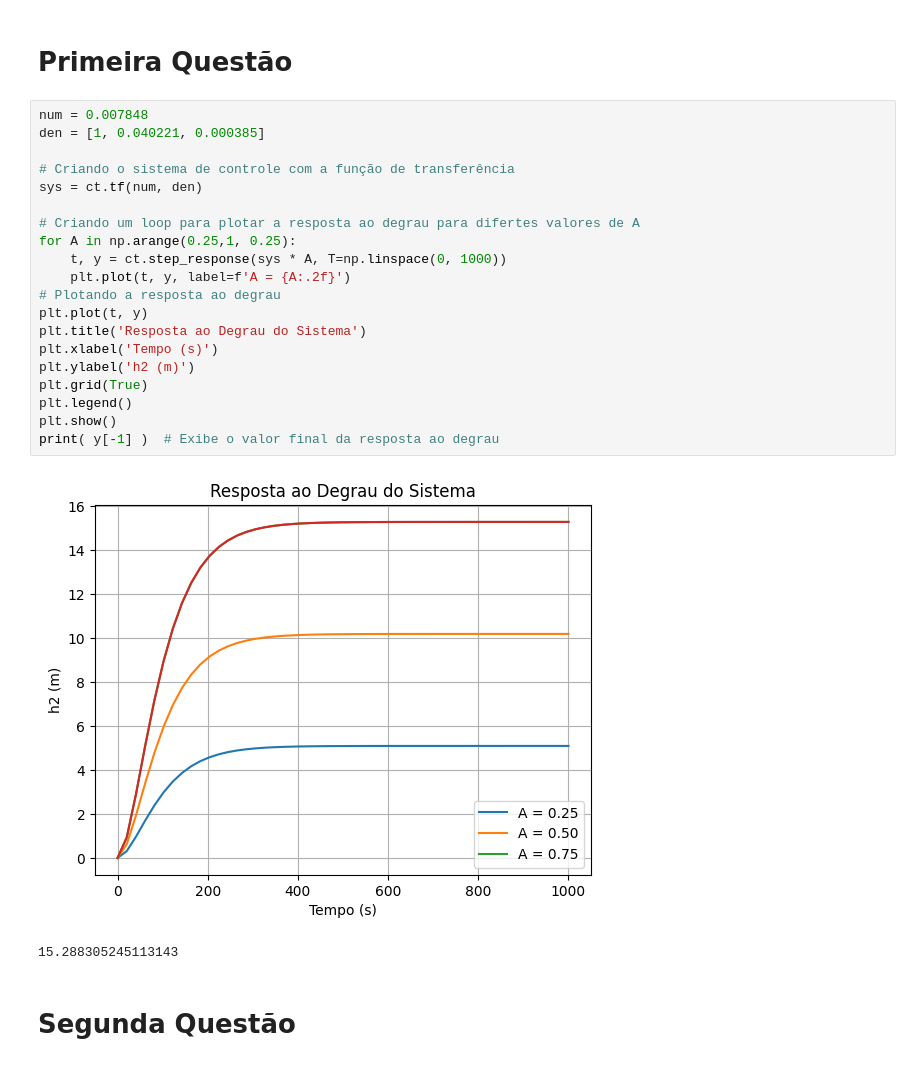
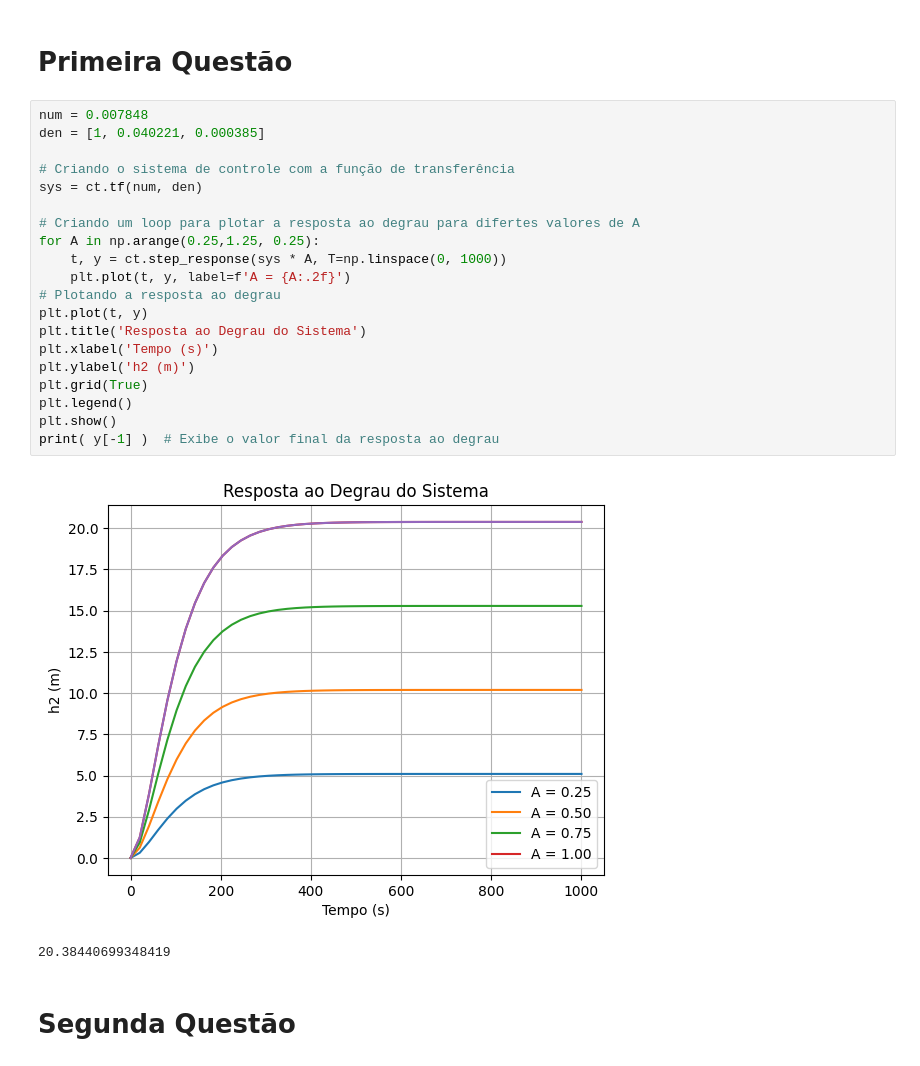
Before and after one commit to Daviipontes/ProjectWork-, a Jupyter notebook: CodigosTask2/task2.ipynb, the cells around one changed output. Saved outputs shown, nothing was run; the diff lists cells and outputs as text.

```diff
--- a/CodigosTask2/task2.ipynb
+++ b/CodigosTask2/task2.ipynb
@@ -7,26 +7,26 @@ import numpy as np
 # %%
 num = 0.007848
 den = [1, 0.040221, 0.000385]
 
 # Criando o sistema de controle com a função de transferência
 sys = ct.tf(num, den)
 
 # Criando um loop para plotar a resposta ao degrau para difertes valores de A
-for A in np.arange(0.25,1, 0.25):
+for A in np.arange(0.25,1.25, 0.25):
     t, y = ct.step_response(sys * A, T=np.linspace(0, 1000))
     plt.plot(t, y, label=f'A = {A:.2f}')
 # Plotando a resposta ao degrau
 plt.plot(t, y)
 plt.title('Resposta ao Degrau do Sistema')
 plt.xlabel('Tempo (s)')
 plt.ylabel('h2 (m)')
 plt.grid(True)
 plt.legend()
 plt.show()
 print( y[-1] )  # Exibe o valor final da resposta ao degrau
 # %% [output]
-[figure, old version]
+[figure, new version]
-15.288305245113143
+20.38440699348419
 # %% [markdown]
 # Segunda Questão
 # %%
```
Also changed, not shown: parts of 1 cell of this notebook.
